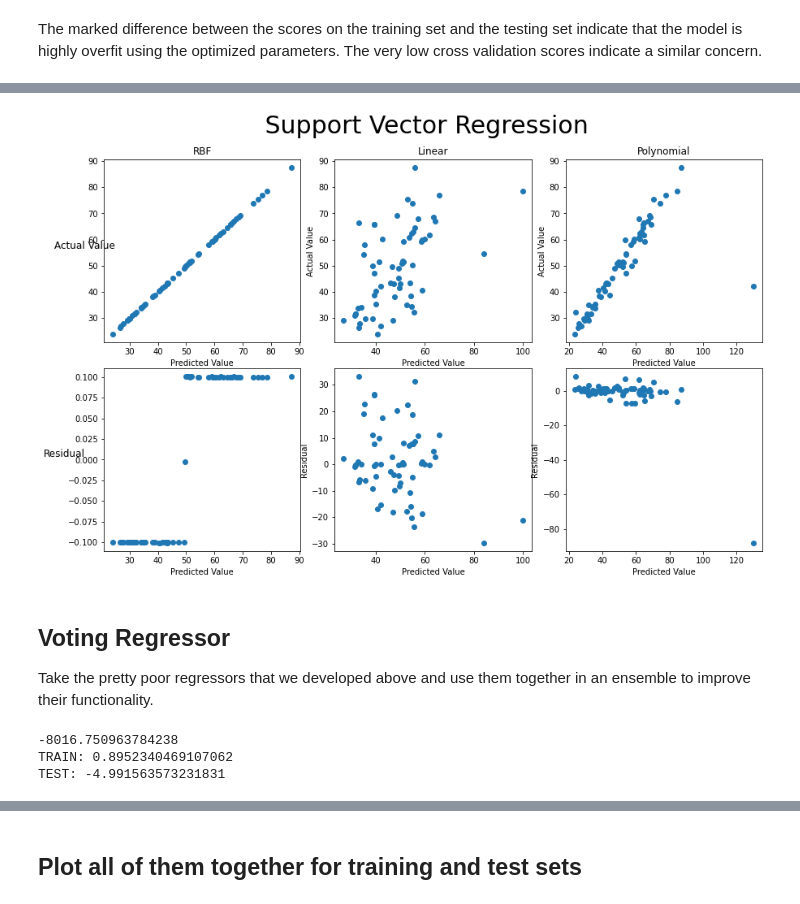
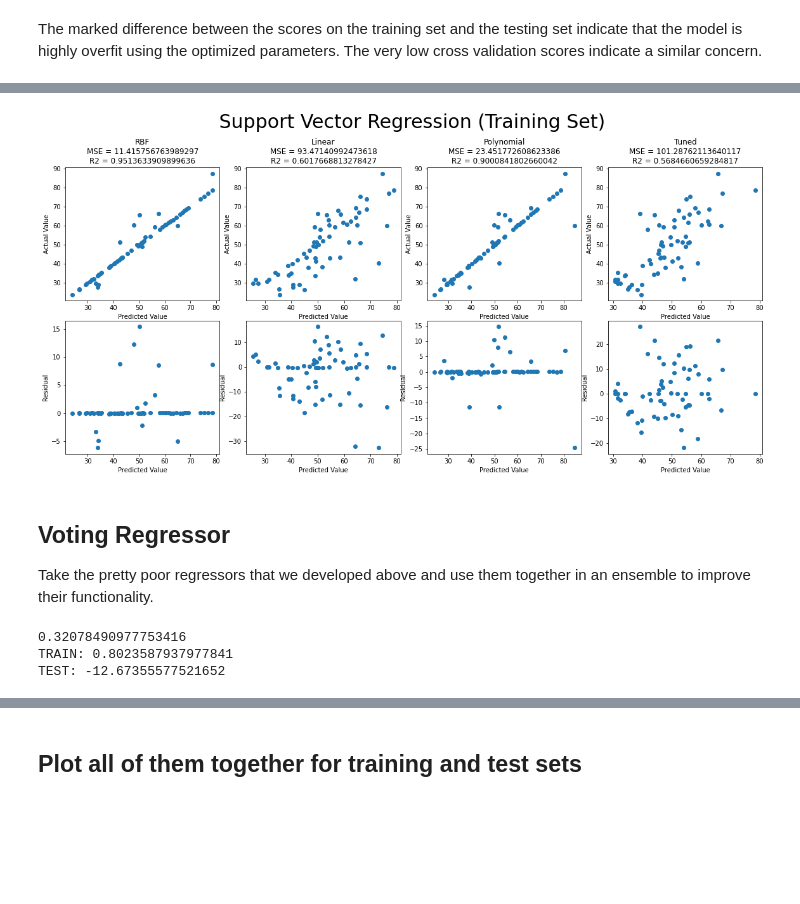
Before and after one commit to jlb14n/Capstone, a Jupyter notebook: Code/Other Machine Learning.ipynb, the cells around one changed output, grey strips where cells are left out. Cells and saved outputs as stored; diff of their text form; code cells hidden in the pictures; blank space fills up the shorter version.

Commit message:
Updated models to train on scaled data

```diff
--- a/Code/Other Machine Learning.ipynb
+++ b/Code/Other Machine Learning.ipynb
@@ -170,9 +180,9 @@ Fitting 5 folds for each of 32 candidates, totalling 160 fits
 # %%
 # Retrain the model using just the optimized parameters
-ABR = AdaBoostRegressor(random_state=0, n_estimators=500, learning_rate=0.7)
-ABR.fit(X_train, y_train)
-scores = cross_val_score(ABR, X_train, y_train, cv=5)
-print(scores.mean())
-print(f"TRAIN: {ABR.score(X_train, y_train)}")
-print(f"TEST: {ABR.score(X_test, y_test)}")
+ABR = AdaBoostRegressor(random_state=0, n_estimators=500, learning_rate=0.5)
+ABR.fit(X_train_scaled, y_train)
+scores = cross_val_score(ABR, X_train_scaled, y_train, cv=5)
+print(f"Cross-Validation Mean Scores: {scores.mean()}")
+print(f"TRAIN: R2 = {ABR.score(X_train_scaled, y_train)} MSE = {mean_squared_error(y_train, regr.predict(X_train_scaled))}")
+print(f"TEST: R2 = {ABR.score(X_test, y_test)} MSE = {mean_squared_error(y_test, regr.predict(X_test_scaled))}")
 # %% [output]
@@ -250,55 +294,73 @@ TEST: -88.87378440725774
 # %%
 import matplotlib.pyplot as plt
 # Plot the predicted versus actual values and the residual versus predicted values
-predict_svr_rbf = svr_rbf.predict(X_train)
+predict_svr_opt = svr_opt.predict(X_train_scaled)
+residual_svr_opt = y_train - predict_svr_opt
+MSE_svr_opt = mean_squared_error(y_train, predict_svr_opt)
+
+predict_svr_rbf = svr_rbf.predict(X_train_scaled)
 residual_svr_rbf = y_train - predict_svr_rbf
+MSE_svr_rbf = mean_squared_error(y_train, predict_svr_rbf)
 
-predict_svr_linear = svr_linear.predict(X_train)
+predict_svr_linear = svr_linear.predict(X_train_scaled)
 residual_svr_linear = y_train - predict_svr_linear
+MSE_svr_linear = mean_squared_error(y_train, predict_svr_linear)
 
-predict_svr_poly = svr_poly.predict(X_train)
+predict_svr_poly = svr_poly.predict(X_train_scaled)
 residual_svr_poly = y_train - predict_svr_poly
+MSE_svr_poly = mean_squared_error(y_train, predict_svr_poly)
 
-cols = ['RBF', 'Linear', 'Polynomial']
-rows = ['','']
+cols = [f'RBF\nMSE = {MSE_svr_rbf}\nR2 = {svr_rbf.score(X_train_scaled, y_train)}',
+        f'Linear\nMSE = {MSE_svr_linear}\nR2 = {svr_linear.score(X_train_scaled, y_train)}',
+        f'Polynomial\nMSE = {MSE_svr_poly}\nR2 = {svr_poly.score(X_train_scaled, y_train)}',
+        f'Tuned\nMSE = {MSE_svr_opt}\nR2 = {svr_opt.score(X_train_scaled, y_train)}']
+#rows = ['','']
 
-figure, axis = plt.subplots(2, 3, figsize=(12, 8))
-figure.suptitle(' Support Vector Regression ', fontsize=30)
+figure, axis = plt.subplots(2, 4, figsize=(16, 8))
+figure.suptitle(' Support Vector Regression (Training Set)', fontsize=30)
 
 for ax, col in zip(axis[0], cols):
     ax.set_title(col)
 
-for ax, row in zip(axis[:, 0], rows):
-    ax.set_ylabel(row, rotation=0, size='large')
+#for ax, row in zip(axis[:, 0], rows):
+#    ax.set_ylabel(row, rotation=0, size='large')
 
 figure.tight_layout()
 
 axis[0,0].scatter(predict_svr_rbf, y_train)
 axis[0,0].set_xlabel("Predicted Value")
 axis[0,0].set_ylabel("Actual Value")
 
 axis[1,0].scatter(predict_svr_rbf, residual_svr_rbf)
 axis[1,0].set_ylabel("Residual")
 axis[1,0].set_xlabel("Predicted Value")
 
 axis[0, 1].scatter(predict_svr_linear, y_train)
 axis[0, 1].set_xlabel("Predicted Value")
 axis[0, 1].set_ylabel("Actual Value")
 
 axis[1, 1].scatter(predict_svr_linear, residual_svr_linear)
 axis[1, 1].set_ylabel("Residual")
 axis[1, 1].set_xlabel("Predicted Value")
 
 axis[0, 2].scatter(predict_svr_poly, y_train)
 axis[0, 2].set_xlabel("Predicted Value")
 axis[0, 2].set_ylabel("Actual Value")
 
 axis[1, 2].scatter(predict_svr_poly, residual_svr_poly)
 axis[1, 2].set_ylabel("Residual")
 axis[1, 2].set_xlabel("Predicted Value")
+
+axis[0, 3].scatter(predict_svr_opt, y_train)
+axis[0, 3].set_xlabel("Predicted Value")
+axis[0, 3].set_ylabel("Actual Value")
+
+axis[1, 3].scatter(predict_svr_opt, residual_svr_opt)
+axis[1, 3].set_ylabel("Residual")
+axis[1, 3].set_xlabel("Predicted Value")
 plt.show()
 # %% [output]
-[figure, old version]
+[figure, new version]
 # %% [markdown]
 ## Voting Regressor
 Take the pretty poor regressors that we developed above and use them together in an ensemble to improve their functionality.
@@ -306,16 +368,16 @@ Take the pretty poor regressors that we developed above and use them together in
 from sklearn.ensemble import VotingRegressor
 
 ereg = VotingRegressor(
-    estimators=[('ABR', ABR), ('svr_rbf', svr_rbf), ('svr_linear', svr_linear), ('svr_poly', svr_poly)])
-ereg = ereg.fit(X_train, y_train)
-scores = cross_val_score(ereg, X_train, y_train, cv=5)
+    estimators=[('ABR', ABR), ('svr_opt', svr_opt)])
+ereg = ereg.fit(X_train_scaled, y_train)
+scores = cross_val_score(ereg, X_train_scaled, y_train, cv=5)
 print(scores.mean())
-print(f"TRAIN: {ereg.score(X_train, y_train)}")
+print(f"TRAIN: {ereg.score(X_train_scaled, y_train)}")
 print(f"TEST: {ereg.score(X_test, y_test)}")
 # %% [output]
--8016.750963784238
-TRAIN: 0.8952340469107062
-TEST: -4.991563573231831
+0.32078490977753416
+TRAIN: 0.8023587937977841
+TEST: -12.67355577521652
 # %%
 import matplotlib.pyplot as plt
 # Plot the predicted versus actual values and the residual versus predicted values
```
Also changed, not shown: parts of 9 cells of this notebook.
